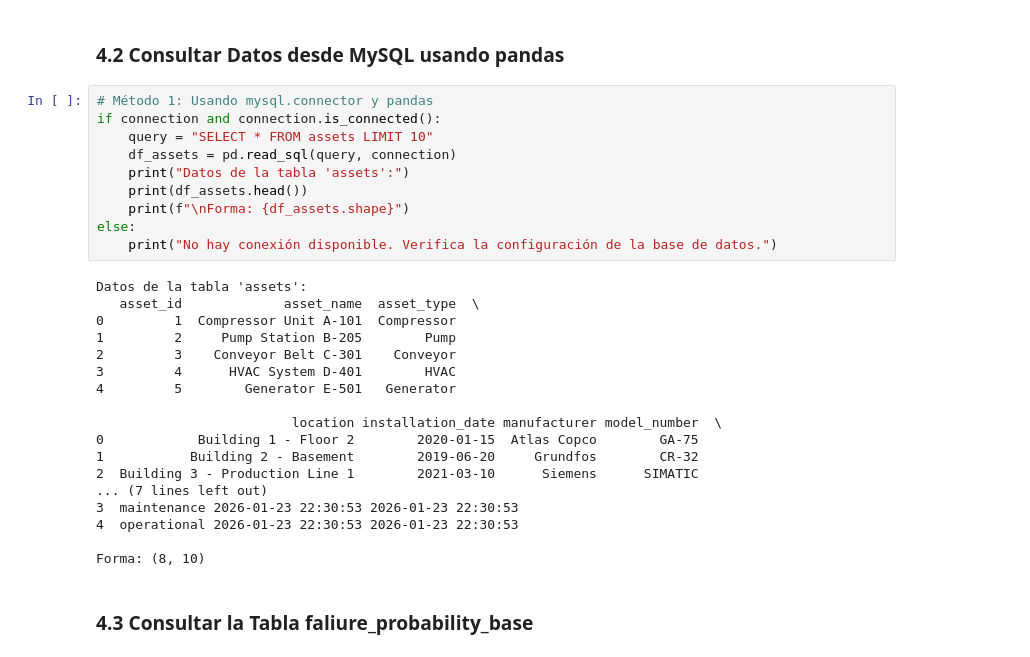
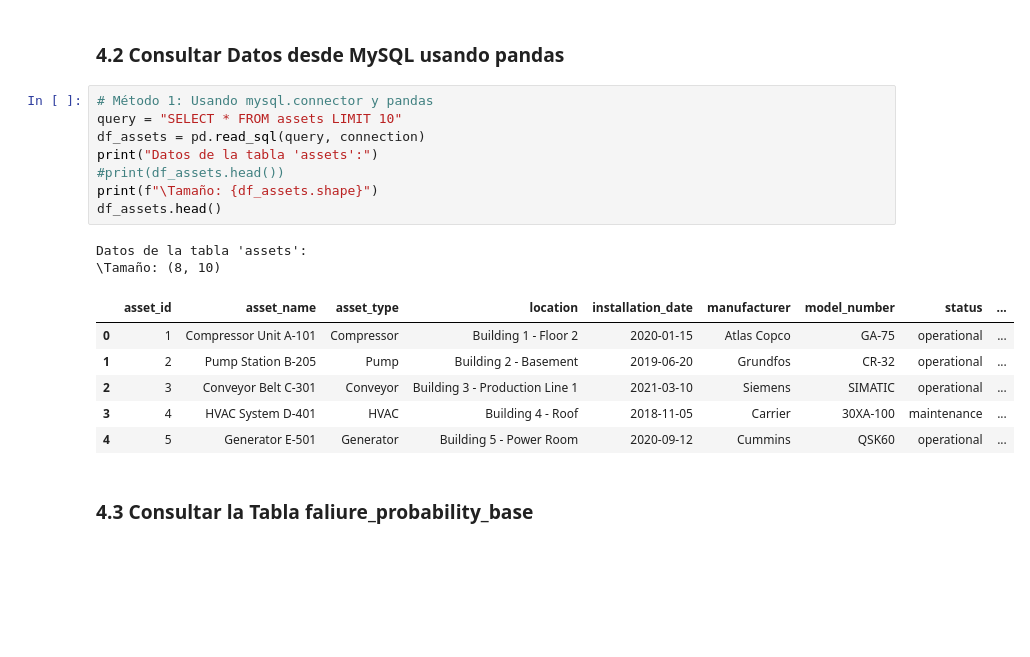
Before and after one commit to carlosrosan/palantir_webapp, a Jupyter notebook: Ingelearn_curso_mtto_predictivo/01_python_basico_importacion_datos.ipynb, the cells around one changed output. Cells and saved outputs as stored; diff of their text form; blank space fills up the shorter version.

```diff
--- a/Ingelearn_curso_mtto_predictivo/01_python_basico_importacion_datos.ipynb
+++ b/Ingelearn_curso_mtto_predictivo/01_python_basico_importacion_datos.ipynb
@@ -177,32 +177,21 @@ Conectado a MySQL Server versión 9.4.0
 ### 4.2 Consultar Datos desde MySQL usando pandas
 # %%
 # Método 1: Usando mysql.connector y pandas
-if connection and connection.is_connected():
-    query = "SELECT * FROM assets LIMIT 10"
-    df_assets = pd.read_sql(query, connection)
-    print("Datos de la tabla 'assets':")
-    print(df_assets.head())
-    print(f"\nForma: {df_assets.shape}")
-else:
-    print("No hay conexión disponible. Verifica la configuración de la base de datos.")
+query = "SELECT * FROM assets LIMIT 10"
+df_assets = pd.read_sql(query, connection)
+print("Datos de la tabla 'assets':")
+#print(df_assets.head())
+print(f"\Tamaño: {df_assets.shape}")
+df_assets.head()
 # %% [output]
 Datos de la tabla 'assets':
-   asset_id             asset_name  asset_type  \
-0         1  Compressor Unit A-101  Compressor
-1         2     Pump Station B-205        Pump
-2         3    Conveyor Belt C-301    Conveyor
-3         4      HVAC System D-401        HVAC
-4         5        Generator E-501   Generator
-
-                         location installation_date manufacturer model_number  \
-0            Building 1 - Floor 2        2020-01-15  Atlas Copco        GA-75
-1           Building 2 - Basement        2019-06-20     Grundfos        CR-32
-2  Building 3 - Production Line 1        2021-03-10      Siemens      SIMATIC
-... (7 lines left out)
-3  maintenance 2026-01-23 22:30:53 2026-01-23 22:30:53
-4  operational 2026-01-23 22:30:53 2026-01-23 22:30:53
-
-Forma: (8, 10)
+\Tamaño: (8, 10)
+|  | asset_id | asset_name | asset_type | location | installation_date | manufacturer | model_number | status | ... |
+| 0 | 1 | Compressor Unit A-101 | Compressor | Building 1 - Floor 2 | 2020-01-15 | Atlas Copco | GA-75 | operational | ... |
+| 1 | 2 | Pump Station B-205 | Pump | Building 2 - Basement | 2019-06-20 | Grundfos | CR-32 | operational | ... |
+| 2 | 3 | Conveyor Belt C-301 | Conveyor | Building 3 - Production Line 1 | 2021-03-10 | Siemens | SIMATIC | operational | ... |
+| 3 | 4 | HVAC System D-401 | HVAC | Building 4 - Roof | 2018-11-05 | Carrier | 30XA-100 | maintenance | ... |
+| 4 | 5 | Generator E-501 | Generator | Building 5 - Power Room | 2020-09-12 | Cummins | QSK60 | operational | ... |
 # %% [markdown]
 ### 4.3 Consultar la Tabla faliure_probability_base
 # %%
```
Also changed, not shown: parts of 3 cells of this notebook, 2 other files.
